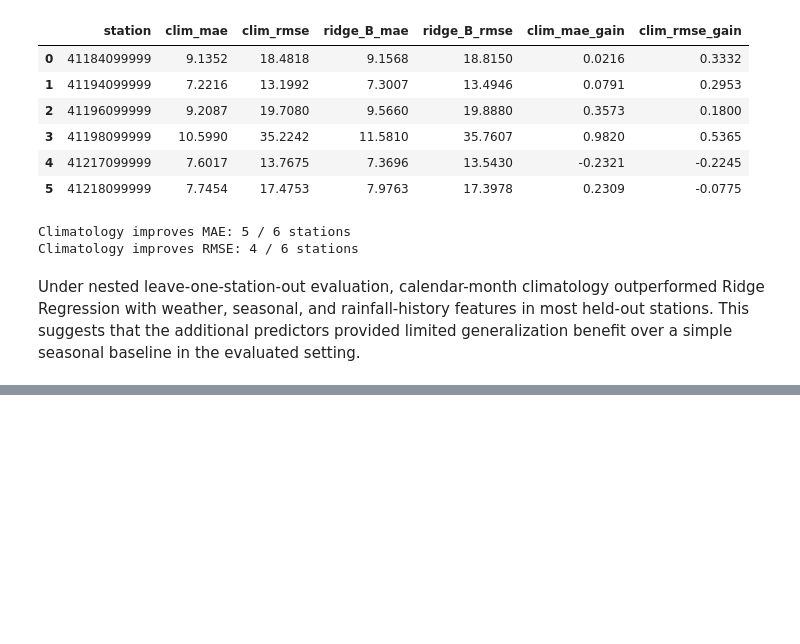
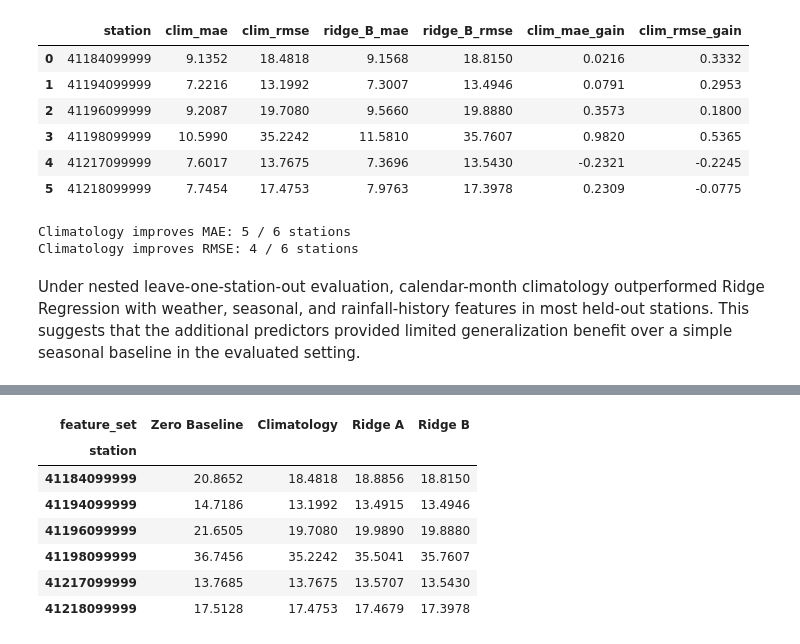
Before and after one commit to mrym828/Rainfall-generalization, a Jupyter notebook: notebooks/06_ridge_seasonal_loso.ipynb, the cells around one changed output, grey strips where cells are left out. Cells and saved outputs as stored; diff of their text form; code cells hidden in the pictures; blank space fills up the shorter version.

```diff
--- a/notebooks/06_ridge_seasonal_loso.ipynb
+++ b/notebooks/06_ridge_seasonal_loso.ipynb
@@ -584,0 +595,33 @@ Main results table verification: PASSED
+# %%
+rmse_comparison = (
+    ridge_results_df
+    .pivot(index="station", columns="feature_set", values="rmse")
+    .rename(columns={"A": "Ridge A", "B": "Ridge B"})
+)
+
+clim_rmse = climatology_df.set_index("station")["rmse"]
+
+zero_rmse = (
+    ridge_results_df[
+        ridge_results_df["feature_set"] == "A"
+    ]
+    .set_index("station")["zero_rmse"]
+)
+
+rmse_comparison["Climatology"] = clim_rmse
+rmse_comparison["Zero Baseline"] = zero_rmse
+
+rmse_comparison = rmse_comparison[
+    ["Zero Baseline", "Climatology", "Ridge A", "Ridge B"]
+]
+
+display(rmse_comparison.round(4))
+# %% [output]
+| feature_set | Zero Baseline | Climatology | Ridge A | Ridge B |
+| station |  |  |  |  |
+| 41184099999 | 20.8652 | 18.4818 | 18.8856 | 18.8150 |
+| 41194099999 | 14.7186 | 13.1992 | 13.4915 | 13.4946 |
+| 41196099999 | 21.6505 | 19.7080 | 19.9890 | 19.8880 |
+| 41198099999 | 36.7456 | 35.2242 | 35.5041 | 35.7607 |
+| 41217099999 | 13.7685 | 13.7675 | 13.5707 | 13.5430 |
+| 41218099999 | 17.5128 | 17.4753 | 17.4679 | 17.3978 |
```
Also changed, not shown: parts of 10 cells of this notebook, 4 other files.
